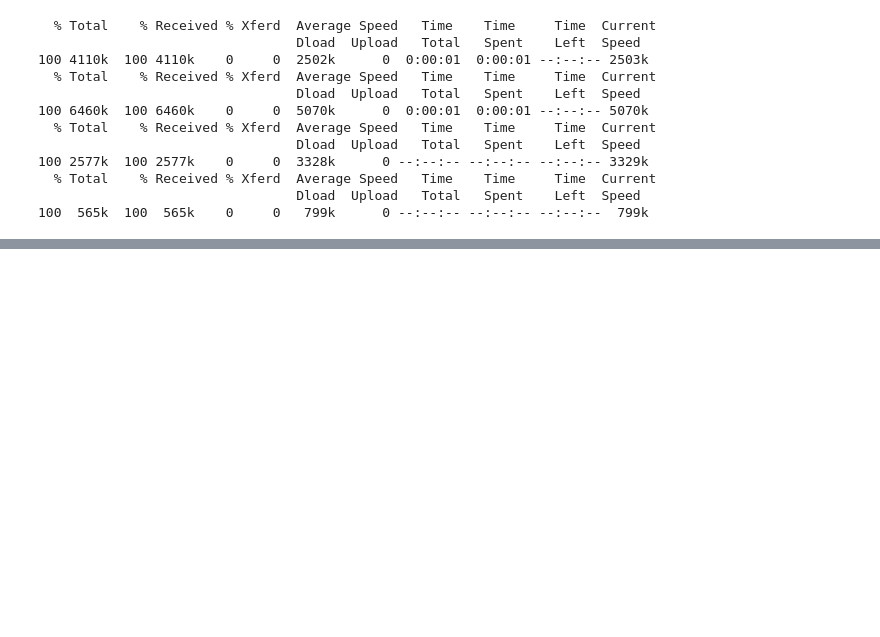
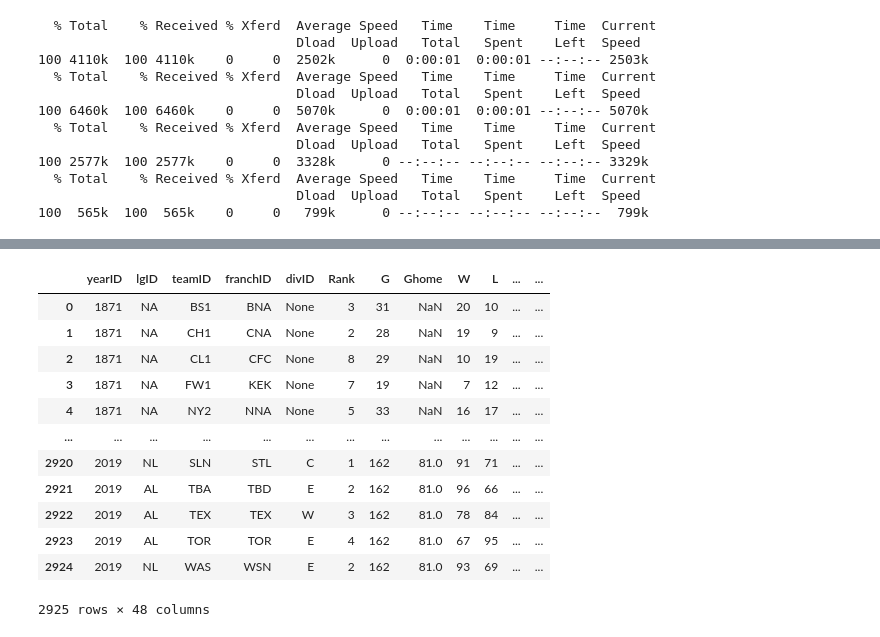
Before and after one commit to saronbantte/BreastCancer-Classifaction, a Jupyter notebook: 6_3_data_verbs_in_pyspark (1).ipynb, the cells around one changed output, grey strips where cells are left out. Cells and saved outputs as stored; diff of their text form; code cells hidden in the pictures; blank space fills up the shorter version.

```diff
--- a/6_3_data_verbs_in_pyspark (1).ipynb
+++ b/6_3_data_verbs_in_pyspark (1).ipynb
@@ -722,0 +771,18 @@ NameError: name 'spark' is not defined
+# %%
+(Teams :=
+ spark.read.csv("./sample_data/Teams.csv",  header=True, inferSchema=True)
+).toPandas()
+# %% [output]
+|  | yearID | lgID | teamID | franchID | divID | Rank | G | Ghome | W | L | ... | ... |
+| 0 | 1871 | NA | BS1 | BNA | None | 3 | 31 | NaN | 20 | 10 | ... | ... |
+| 1 | 1871 | NA | CH1 | CNA | None | 2 | 28 | NaN | 19 | 9 | ... | ... |
+| 2 | 1871 | NA | CL1 | CFC | None | 8 | 29 | NaN | 10 | 19 | ... | ... |
+| 3 | 1871 | NA | FW1 | KEK | None | 7 | 19 | NaN | 7 | 12 | ... | ... |
+| 4 | 1871 | NA | NY2 | NNA | None | 5 | 33 | NaN | 16 | 17 | ... | ... |
+| ... | ... | ... | ... | ... | ... | ... | ... | ... | ... | ... | ... | ... |
+| 2920 | 2019 | NL | SLN | STL | C | 1 | 162 | 81.0 | 91 | 71 | ... | ... |
+| 2921 | 2019 | AL | TBA | TBD | E | 2 | 162 | 81.0 | 96 | 66 | ... | ... |
+| 2922 | 2019 | AL | TEX | TEX | W | 3 | 162 | 81.0 | 78 | 84 | ... | ... |
+| 2923 | 2019 | AL | TOR | TOR | E | 4 | 162 | 81.0 | 67 | 95 | ... | ... |
+| 2924 | 2019 | NL | WAS | WSN | E | 2 | 162 | 81.0 | 93 | 69 | ... | ... |
+2925 rows × 48 columns
```
Also changed, not shown: parts of 4 cells of this notebook.
